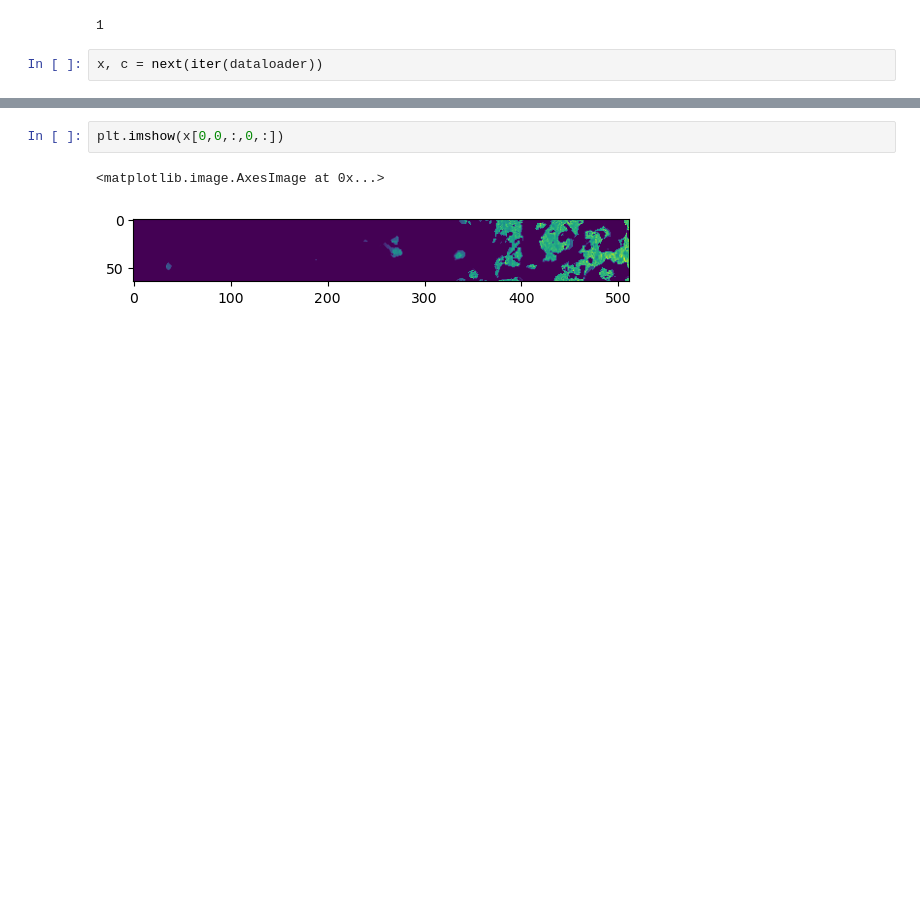
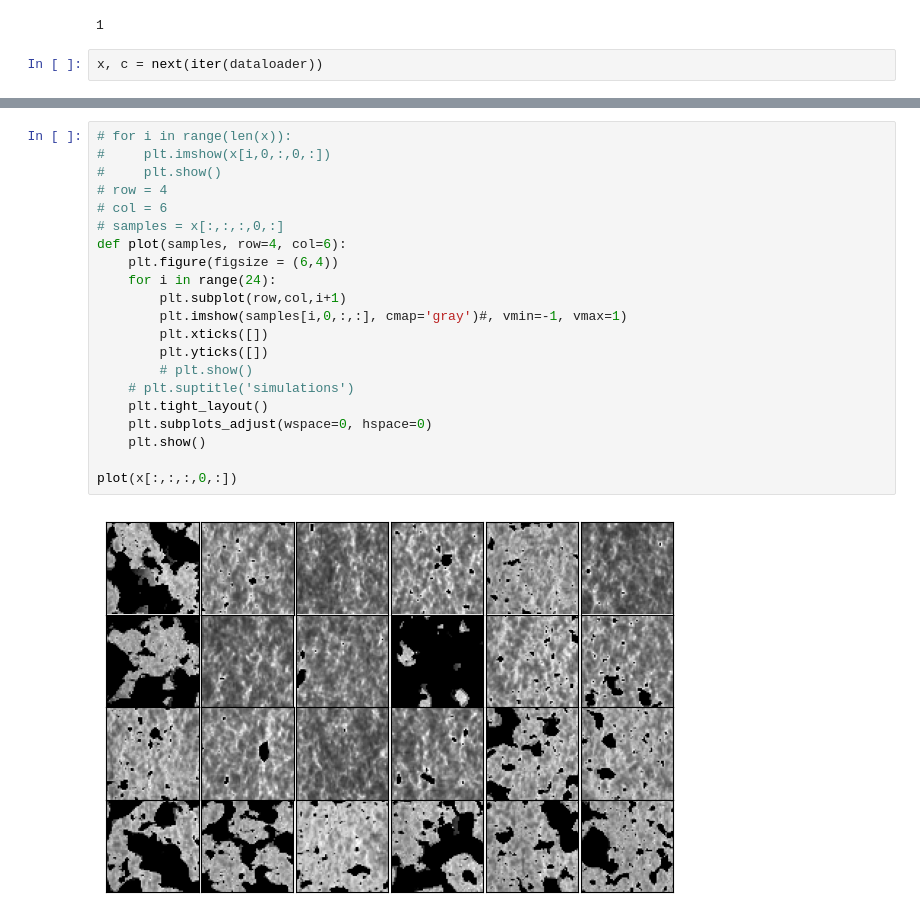
Before and after one commit to Xsmos/ml21cm, a Jupyter notebook: quantify_results.ipynb, the cells around one changed output, grey strips where cells are left out. Saved outputs shown, nothing was run; the diff lists cells and outputs as text; blank space fills up the shorter version.

```diff
--- a/quantify_results.ipynb
+++ b/quantify_results.ipynb
@@ -50,8 +50,26 @@ torch.Size([8, 2])
-# %%
-plt.imshow(x[0,0,:,0,:])
-# %% [output]
-<matplotlib.image.AxesImage at 0x...>
-[figure, removed]
+# %%
+# for i in range(len(x)):
+#     plt.imshow(x[i,0,:,0,:])
+#     plt.show()
+# row = 4
+# col = 6
+# samples = x[:,:,:,0,:]
+def plot(samples, row=4, col=6):
+    plt.figure(figsize = (6,4))
+    for i in range(24):
+        plt.subplot(row,col,i+1)
+        plt.imshow(samples[i,0,:,:], cmap='gray')#, vmin=-1, vmax=1)
+        plt.xticks([])
+        plt.yticks([])
+        # plt.show()
+    # plt.suptitle('simulations')
+    plt.tight_layout()
+    plt.subplots_adjust(wspace=0, hspace=0)
+    plt.show()
+
+plot(x[:,:,:,0,:])
+# %% [output]
+[figure, added]
 # %%
 print(x.shape)
 Tb = torch.mean(x, axis=2)
```
Also changed, not shown: parts of 20 cells of this notebook, 1 other file.
